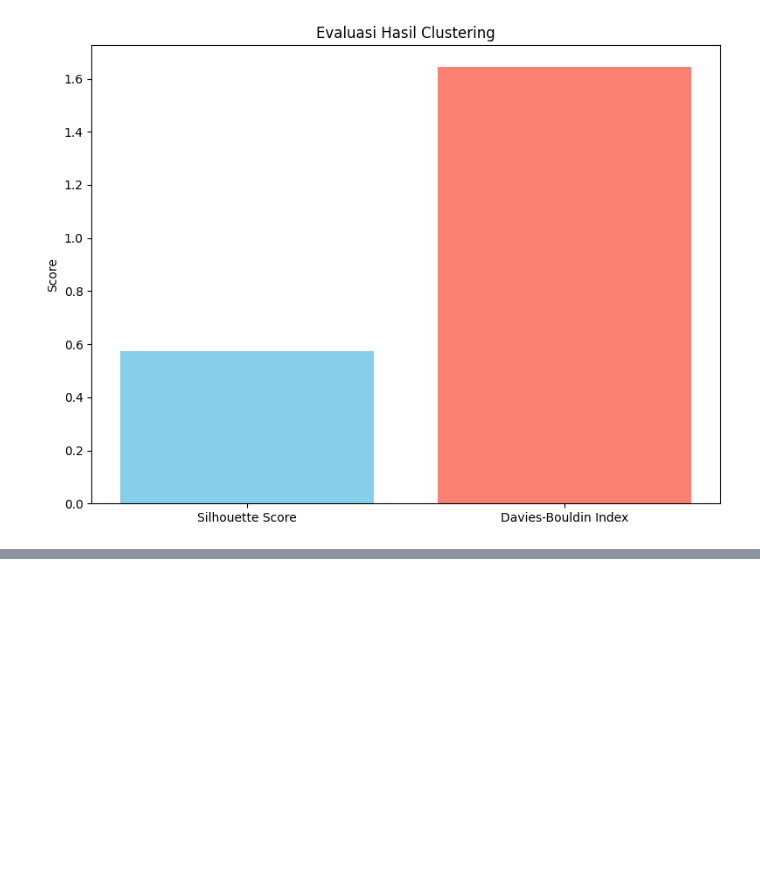
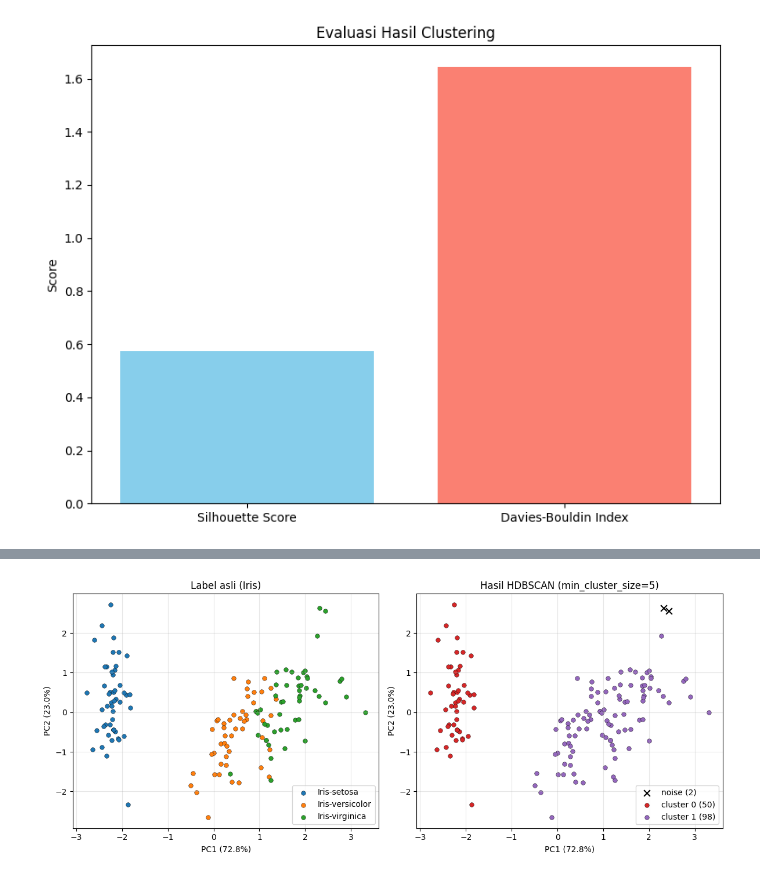
Before and after one commit to IlhamDharm/244107020220-machine-learning, a Jupyter notebook: TG5_244107020220_ILHAM_DHARMA_ATMAJA.ipynb, the cells around one changed output, grey strips where cells are left out. Drawn from its saved outputs; the diff is of its cells as text; code cells hidden in the pictures; blank space fills up the shorter version.

```diff
--- a/TG5_244107020220_ILHAM_DHARMA_ATMAJA.ipynb
+++ b/TG5_244107020220_ILHAM_DHARMA_ATMAJA.ipynb
@@ -218,0 +234,77 @@ plt.show()
+# %%
+import numpy as np
+import pandas as pd
+import matplotlib.pyplot as plt
+from sklearn.cluster import HDBSCAN
+from sklearn.preprocessing import StandardScaler
+from sklearn.decomposition import PCA
+from sklearn.metrics import adjusted_rand_score, normalized_mutual_info_score
+
+# 1. Dataset
+df = pd.read_csv("Iris.csv")
+feature_cols = ["SepalLengthCm", "SepalWidthCm", "PetalLengthCm", "PetalWidthCm"]
+X = df[feature_cols].values
+y, names = pd.factorize(df["Species"])
+names = np.array(names)
+print("Bentuk data:", X.shape, "| kelas:", list(names))
+X_scaled = StandardScaler().fit_transform(X)
+
+# 2. HDBSCAN
+labels = HDBSCAN(min_cluster_size=5, copy=True).fit_predict(X_scaled)
+
+# 3. Laporan hasil
+n_clusters = len(set(labels)) - (1 if -1 in labels else 0)
+n_noise = int((labels == -1).sum())
+print(f"Jumlah data    : {len(X)}")
+print(f"Jumlah cluster : {n_clusters}")
+print(f"Jumlah noise   : {n_noise} ({n_noise / len(X) * 100:.2f}%)")
+for c in sorted(set(labels)):
+    tag = "noise" if c == -1 else f"cluster {c}"
+    print(f"  {tag:10s}: {(labels == c).sum()} titik")
+
+# 4. Perbandingan dengan label asli
+print(f"\nARI: {adjusted_rand_score(y, labels):.3f}")
+print(f"NMI: {normalized_mutual_info_score(y, labels):.3f}")
+print("\nTabel silang label asli vs cluster:")
+print(pd.crosstab(pd.Series(names[y], name="Label asli"),
+                  pd.Series(labels, name="Cluster HDBSCAN")))
+
+# Sensitivitas min_cluster_size
+print("\nSensitivitas min_cluster_size:")
+for mcs in [3, 5, 10, 15, 30]:
+    lab = HDBSCAN(min_cluster_size=mcs, copy=True).fit_predict(X_scaled)
+    k = len(set(lab)) - (1 if -1 in lab else 0)
+    print(f"  min_cluster_size={mcs:2d} -> cluster={k}, noise={(lab == -1).sum():2d}, "
+          f"ARI={adjusted_rand_score(y, lab):.3f}")
+
+# 5. Visualisasi (PCA 2D)
+pca = PCA(n_components=2, random_state=0)
+Z = pca.fit_transform(X_scaled)
+ev = pca.explained_variance_ratio_
+
+fig, ax = plt.subplots(1, 2, figsize=(12, 5))
+colors = ["#1f77b4", "#ff7f0e", "#2ca02c"]
+for i, n in enumerate(names):
+    ax[0].scatter(Z[y == i, 0], Z[y == i, 1], c=colors[i], label=n,
+                  s=30, edgecolor="k", linewidth=0.3)
+ax[0].set_title("Label asli (Iris)")
+
+cmap = ["#d62728", "#9467bd", "#8c564b", "#17becf"]
+for c in sorted(set(labels)):
+    m = labels == c
+    if c == -1:
+        ax[1].scatter(Z[m, 0], Z[m, 1], c="black", marker="x", s=60,
+                      label=f"noise ({m.sum()})")
+    else:
+        ax[1].scatter(Z[m, 0], Z[m, 1], c=cmap[c % len(cmap)], s=30,
+                      edgecolor="k", linewidth=0.3, label=f"cluster {c} ({m.sum()})")
+ax[1].set_title("Hasil HDBSCAN (min_cluster_size=5)")
+
+for a in ax:
+    a.set_xlabel(f"PC1 ({ev[0]*100:.1f}%)")
+    a.set_ylabel(f"PC2 ({ev[1]*100:.1f}%)")
+    a.legend()
+    a.grid(alpha=0.3)
+plt.tight_layout()
+plt.show()
+# %% [output]
@@ -218,0 +328 @@ plt.show()
+[figure, added]
```
Also changed, not shown: parts of 5 cells of this notebook.
